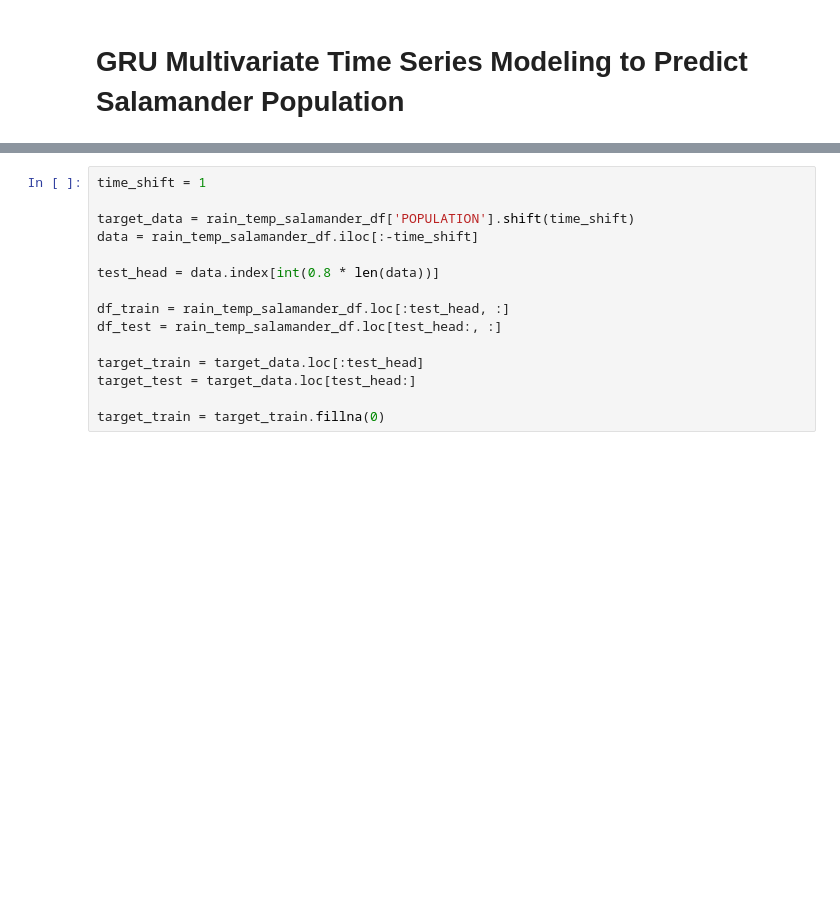
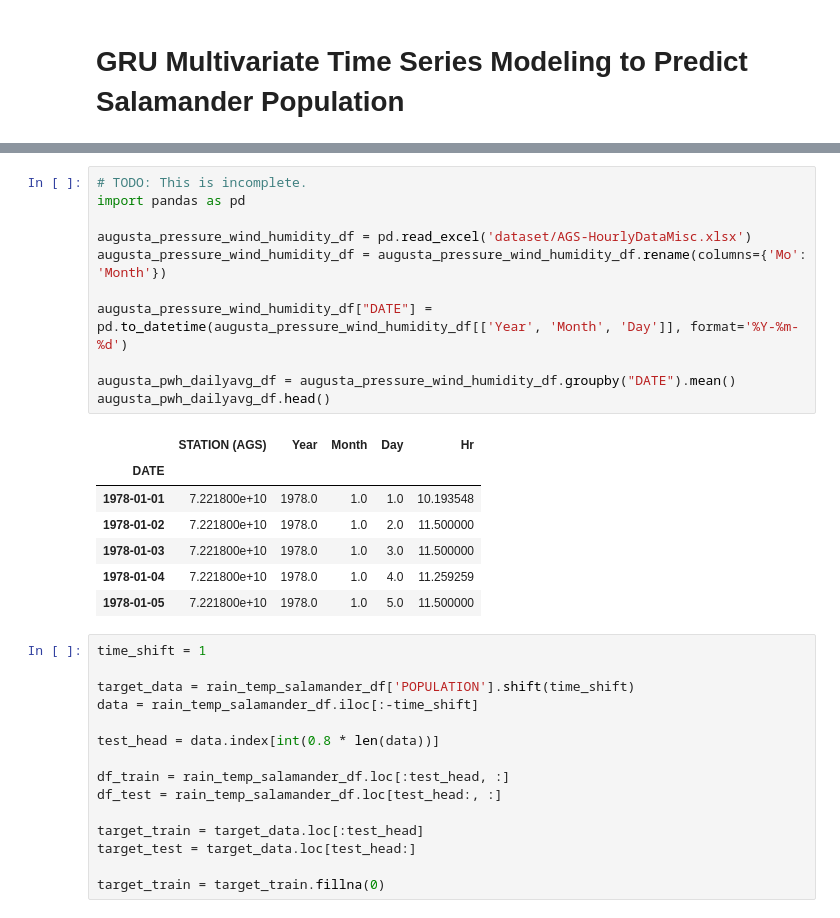
Before and after one commit to sagunraj/temp-rainfall-ds, a Jupyter notebook: GRU_multivariate_ts_modeling.ipynb, the cells around one changed output, grey strips where cells are left out. Drawn from its saved outputs; the diff is of its cells as text; blank space fills up the shorter version.

```diff
--- a/GRU_multivariate_ts_modeling.ipynb
+++ b/GRU_multivariate_ts_modeling.ipynb
@@ -38,3 +81,22 @@ rain_temp_salamander_df = rain_temp_salamander_df.set_index('DATE')
+# %%
+# TODO: This is incomplete.
+import pandas as pd
+
+augusta_pressure_wind_humidity_df = pd.read_excel('dataset/AGS-HourlyDataMisc.xlsx')
+augusta_pressure_wind_humidity_df = augusta_pressure_wind_humidity_df.rename(columns={'Mo': 'Month'})
+
+augusta_pressure_wind_humidity_df["DATE"] = pd.to_datetime(augusta_pressure_wind_humidity_df[['Year', 'Month', 'Day']], format='%Y-%m-%d')
+
+augusta_pwh_dailyavg_df = augusta_pressure_wind_humidity_df.groupby("DATE").mean()
+augusta_pwh_dailyavg_df.head()
+# %% [output]
+|  | STATION (AGS) | Year | Month | Day | Hr |
+| DATE |  |  |  |  |  |
+| 1978-01-01 | 7.221800e+10 | 1978.0 | 1.0 | 1.0 | 10.193548 |
+| 1978-01-02 | 7.221800e+10 | 1978.0 | 1.0 | 2.0 | 11.500000 |
+| 1978-01-03 | 7.221800e+10 | 1978.0 | 1.0 | 3.0 | 11.500000 |
+| 1978-01-04 | 7.221800e+10 | 1978.0 | 1.0 | 4.0 | 11.259259 |
+| 1978-01-05 | 7.221800e+10 | 1978.0 | 1.0 | 5.0 | 11.500000 |
 # %%
 time_shift = 1
 
```
Also changed, not shown: parts of 3 cells of this notebook, 3 other files.
